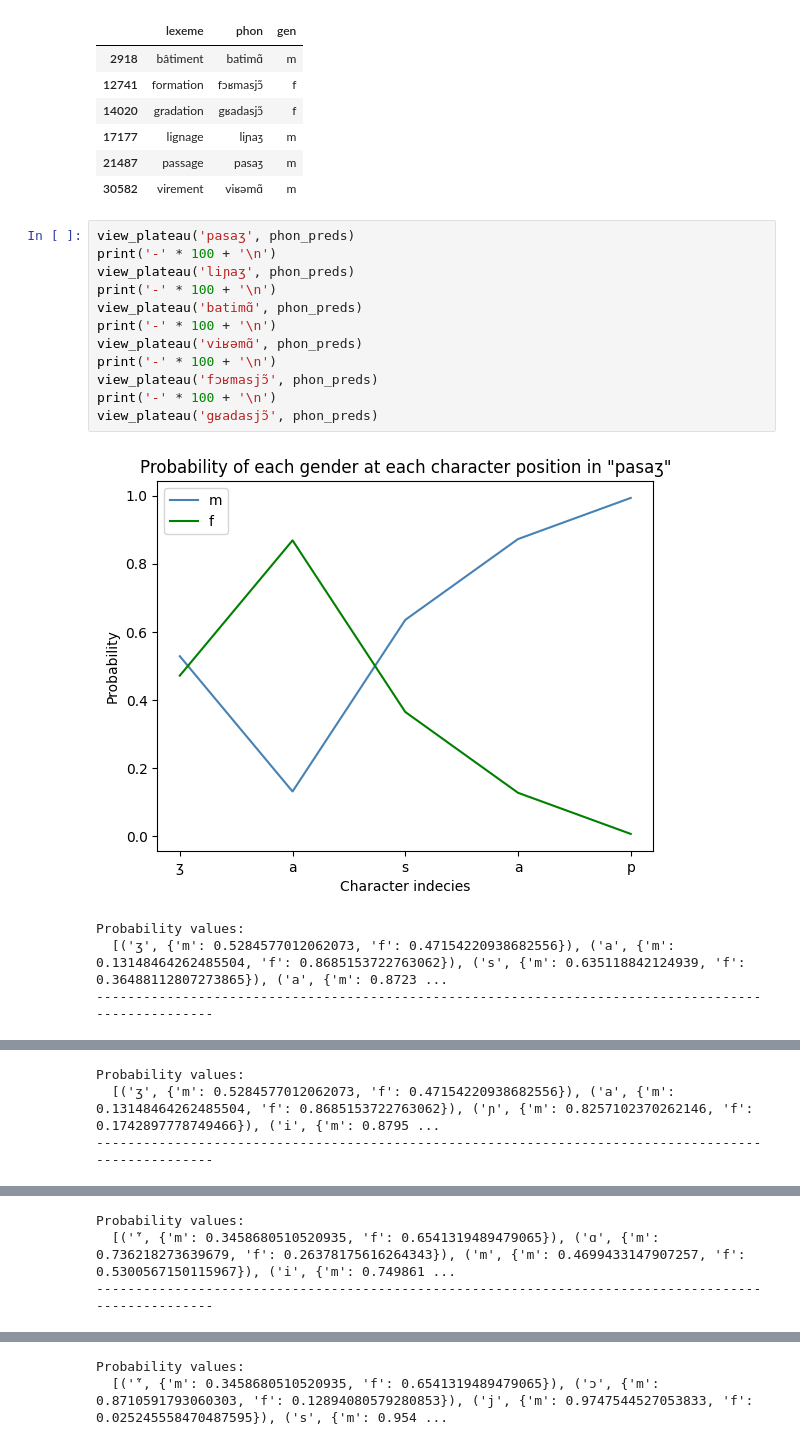
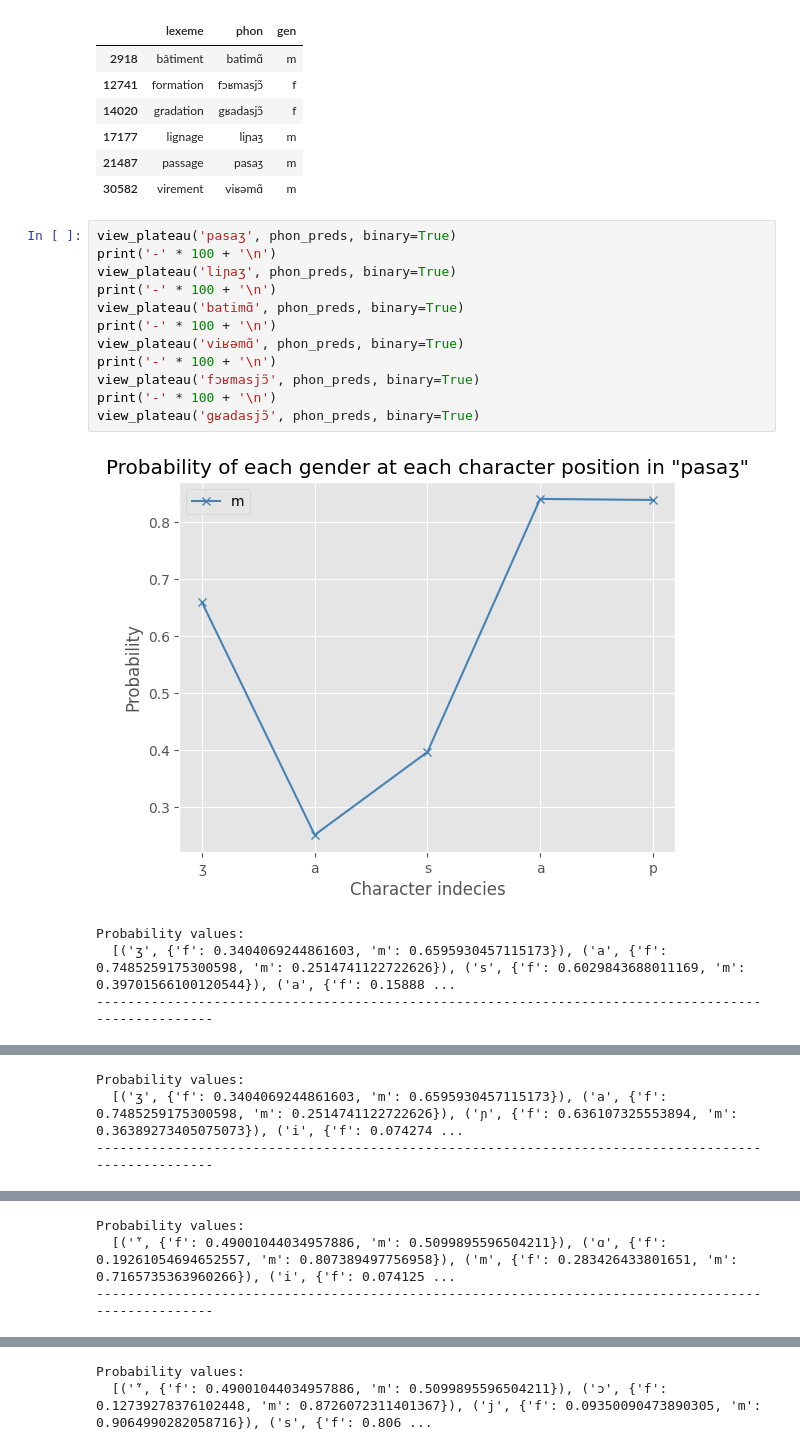
Before and after one commit to obonami/gender_prediction, a Jupyter notebook: src/analysis.ipynb, the cells around one changed output, grey strips where cells are left out. Drawn from its saved outputs; the diff is of its cells as text.

```diff
--- a/src/analysis.ipynb
+++ b/src/analysis.ipynb
@@ -204,19 +257,19 @@ nlexique[nlexique['lexeme'].isin(['passage', 'lignage', 'bâtiment', 'virement',
 | 21487 | passage | pasaʒ | m |
 | 30582 | virement | viʁəmɑ̃ | m |
 # %%
-view_plateau('pasaʒ', phon_preds)
+view_plateau('pasaʒ', phon_preds, binary=True)
 print('-' * 100 + '\n')
-view_plateau('liɲaʒ', phon_preds)
+view_plateau('liɲaʒ', phon_preds, binary=True)
 print('-' * 100 + '\n')
-view_plateau('batimɑ̃', phon_preds)
+view_plateau('batimɑ̃', phon_preds, binary=True)
 print('-' * 100 + '\n')
-view_plateau('viʁəmɑ̃', phon_preds)
+view_plateau('viʁəmɑ̃', phon_preds, binary=True)
 print('-' * 100 + '\n')
-view_plateau('fɔʁmasjɔ̃', phon_preds)
+view_plateau('fɔʁmasjɔ̃', phon_preds, binary=True)
 print('-' * 100 + '\n')
-view_plateau('gʁadasjɔ̃', phon_preds)
+view_plateau('gʁadasjɔ̃', phon_preds, binary=True)
 # %% [output]
-[figure, old version]
+[figure, new version]
 Probability values:
-  [('ʒ', {'m': 0.5284577012062073, 'f': 0.47154220938682556}), ('a', {'m': 0.13148464262485504, 'f': 0.8685153722763062}), ('s', {'m': 0.635118842124939, 'f': 0.36488112807273865}), ('a', {'m': 0.8723 ...
+  [('ʒ', {'f': 0.3404069244861603, 'm': 0.6595930457115173}), ('a', {'f': 0.7485259175300598, 'm': 0.2514741122722626}), ('s', {'f': 0.6029843688011169, 'm': 0.39701566100120544}), ('a', {'f': 0.15888 ...
 ----------------------------------------------------------------------------------------------------
@@ -224,3 +277,3 @@ Probability values:
 Probability values:
-  [('ʒ', {'m': 0.5284577012062073, 'f': 0.47154220938682556}), ('a', {'m': 0.13148464262485504, 'f': 0.8685153722763062}), ('ɲ', {'m': 0.8257102370262146, 'f': 0.1742897778749466}), ('i', {'m': 0.8795 ...
+  [('ʒ', {'f': 0.3404069244861603, 'm': 0.6595930457115173}), ('a', {'f': 0.7485259175300598, 'm': 0.2514741122722626}), ('ɲ', {'f': 0.636107325553894, 'm': 0.36389273405075073}), ('i', {'f': 0.074274 ...
 ----------------------------------------------------------------------------------------------------
@@ -228,3 +281,3 @@ Probability values:
 Probability values:
-  [('̃', {'m': 0.3458680510520935, 'f': 0.6541319489479065}), ('ɑ', {'m': 0.736218273639679, 'f': 0.26378175616264343}), ('m', {'m': 0.4699433147907257, 'f': 0.5300567150115967}), ('i', {'m': 0.749861 ...
+  [('̃', {'f': 0.49001044034957886, 'm': 0.5099895596504211}), ('ɑ', {'f': 0.19261054694652557, 'm': 0.807389497756958}), ('m', {'f': 0.283426433801651, 'm': 0.7165735363960266}), ('i', {'f': 0.074125 ...
 ----------------------------------------------------------------------------------------------------
@@ -240,2 +293,2 @@ Probability values:
 Probability values:
-  [('̃', {'m': 0.3458680510520935, 'f': 0.6541319489479065}), ('ɔ', {'m': 0.8710591793060303, 'f': 0.12894080579280853}), ('j', {'m': 0.9747544527053833, 'f': 0.025245558470487595}), ('s', {'m': 0.954 ...
+  [('̃', {'f': 0.49001044034957886, 'm': 0.5099895596504211}), ('ɔ', {'f': 0.12739278376102448, 'm': 0.8726072311401367}), ('j', {'f': 0.09350090473890305, 'm': 0.9064990282058716}), ('s', {'f': 0.806 ...
```
Also changed, not shown: parts of 12 cells of this notebook, 9 other files.
